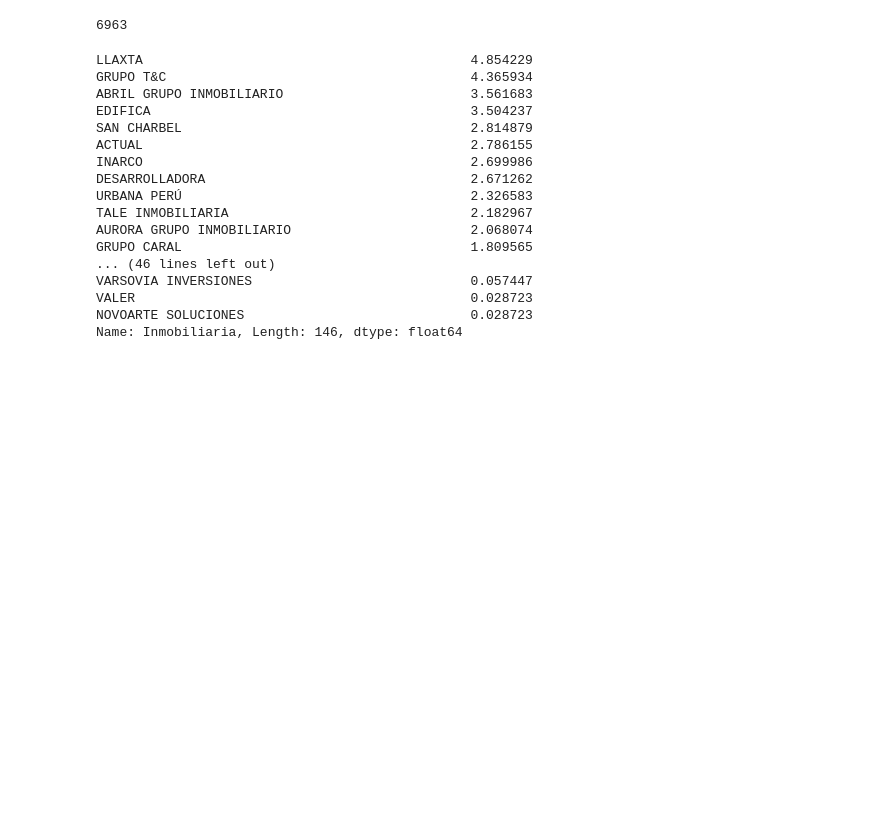
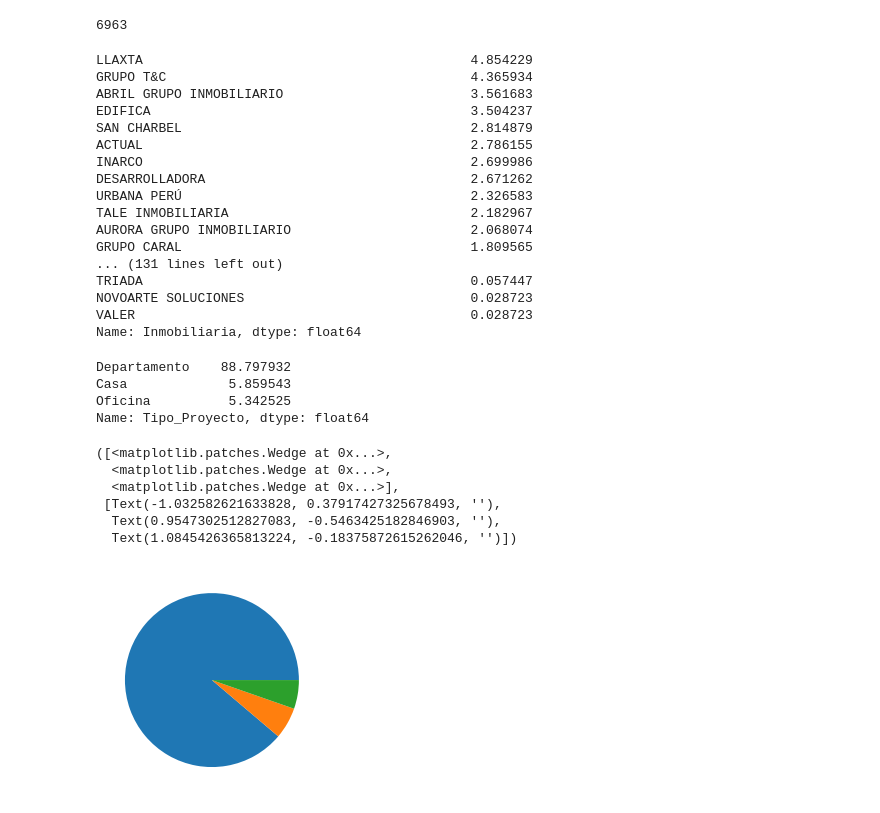
Before and after one commit to MrCycler/BI_MARKET_ANALYSIS, a Jupyter notebook: 3) ANALISIS PREVIO/ANALISIS.ipynb, the cells around one changed output. Cells and saved outputs as stored; diff of their text form; code cells hidden in the pictures; blank space fills up the shorter version.

Commit message:
(edit) Analisis previo more results

```diff
--- a/3) ANALISIS PREVIO/ANALISIS.ipynb
+++ b/3) ANALISIS PREVIO/ANALISIS.ipynb
@@ -3,0 +5,10 @@ data = pd.read_csv("Data_inmobiliarias.csv")
+# %%
+import pandas as pd
+
+#BORRAR ESTE SCRIPT SI NO SE EJECUTA EN COLAB####
+from google.colab import drive
+drive.mount('/content/drive')
+#######################################
+
+data = pd.read_csv("drive/My Drive/ANALISIS INMOBILIARIAS/Data_Inmobiliarias.csv")
+pd.set_option('display.max_rows', 500)
@@ -31,8 +44,27 @@ URBANA PERÚ                                     2.326583
 TALE INMOBILIARIA                               2.182967
 AURORA GRUPO INMOBILIARIO                       2.068074
 GRUPO CARAL                                     1.809565
-... (46 lines left out)
-VARSOVIA INVERSIONES                            0.057447
+... (131 lines left out)
+TRIADA                                          0.057447
+NOVOARTE SOLUCIONES                             0.028723
 VALER                                           0.028723
-NOVOARTE SOLUCIONES                             0.028723
-Name: Inmobiliaria, Length: 146, dtype: float64
+Name: Inmobiliaria, dtype: float64
+# %%
+#Porcentaje de localidades por inmobiliarias
+data['Tipo_Proyecto'].value_counts()*100/len(data)
+# %% [output]
+Departamento    88.797932
+Casa             5.859543
+Oficina          5.342525
+Name: Tipo_Proyecto, dtype: float64
+# %%
+import pylab as pl
+pl.pie(data['Tipo_Proyecto'].value_counts())
+# %% [output]
+([<matplotlib.patches.Wedge at 0x...>,
+  <matplotlib.patches.Wedge at 0x...>,
+  <matplotlib.patches.Wedge at 0x...>],
+ [Text(-1.032582621633828, 0.37917427325678493, ''),
+  Text(0.9547302512827083, -0.5463425182846903, ''),
+  Text(1.0845426365813224, -0.18375872615262046, '')])
+[figure, added]
```
Also changed, not shown: parts of 14 cells of this notebook.
